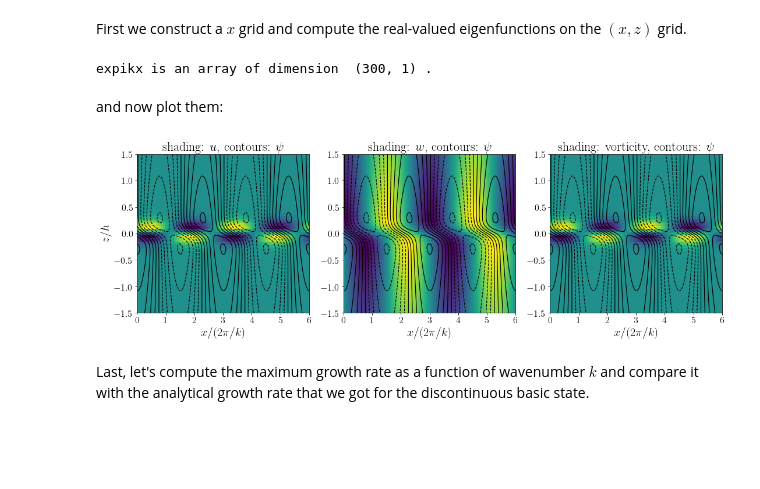
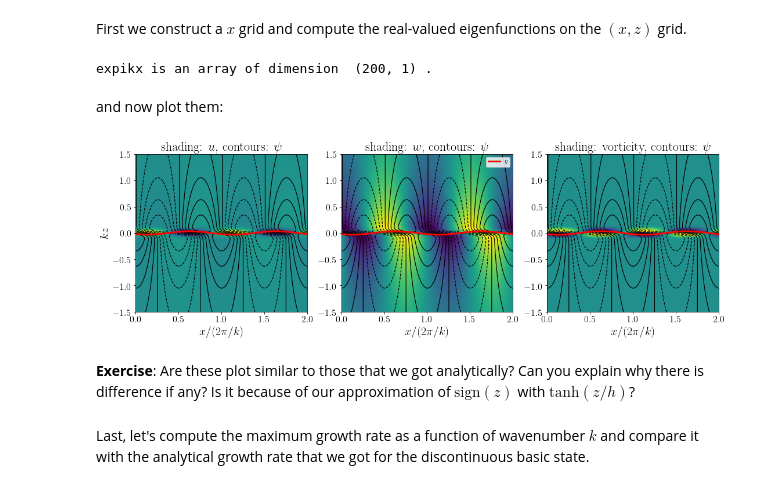
Before and after one commit to navidcy/Instabilities-in-Fluids, a Jupyter notebook: lectures/04-KH-unstratified-numerical.ipynb, the cells around one changed output. Cells and saved outputs as stored; diff of their text form; code cells hidden in the pictures; blank space fills up the shorter version.

```diff
--- a/lectures/04-KH-unstratified-numerical.ipynb
+++ b/lectures/04-KH-unstratified-numerical.ipynb
@@ -408,10 +409,13 @@ $$ \textrm{vorticity} = \partial_x w - \partial_z u = \mathrm{Re}\Big[(\partial_
 # %% [markdown]
 First we construct a $x$ grid and compute the real-valued eigenfunctions on the $(x,z)$ grid.
 # %%
-nx, Lx = nz, 4*np.pi
+nx, Lx = nz-1, 4*np.pi
 x = np.linspace(0, Lx, nx)
 
 laplacian = D2z - k**2*I
+
+# k = 1.0
+# sigma, psikeigen = KHtanh_stab(k)
 
 # create an (nx x 1) column vector with values exp(i k x_j)
 expikx = np.array([np.exp(1j*k*x)]).T
@@ -419,38 +423,56 @@ print("expikx is an array of dimension ", expikx.shape, ".")
 
 # note that we multiply an (nz x 1)-column vector with a (1 x nx)-row vector
 # on the right to produce an array of dimension (nz x nx)
-psi = np.real(psikeigen @ expikx.T )
-u = np.real(-(Dz@psikeigen) @ expikx.T )
-w = np.real( 1j*k*psikeigen @ expikx.T )
-zeta = np.real((laplacian@psikeigen) @ expikx.T )
+etahat = 1j*k*psikeigen[np.int((nz-1)/2), :] / sigma
+psihat = psikeigen
 
-# ampl=0.1
-# psi = ampl*psi + + np.real(np.array([-h*np.log(np.cosh(z/h))]).T @ (np.array([np.exp(1j*0*x)]).T).T )
+# phase = np.exp(-1j*np.pi/2)/etahat[0]
+# psihat, etahat = psikeigen*phase/np.max(np.real(psikeigen)), etahat*phase
+
+laplacian = D2z - k**2*I
+uhat = -Dz @ psihat
+what =  1j*k*psihat
+zetahat = laplacian @ psihat
+
+eta = np.real(1/(2*k) * etahat @ expikx.T )
+psi = np.real(psihat @ expikx.T )
+psi = psi/np.max(psi)
+u = np.real( uhat @ expikx.T )
+w = np.real( what @ expikx.T )
+zeta = np.real( zetahat @ expikx.T )
+
+# ampl=0.02
+# psi = ampl*psi + np.real(np.array([-h*np.log(np.cosh(z/h))]).T @ (np.array([np.exp(1j*0*x)]).T).T )
 # u = ampl*u + + np.real(np.array([U]).T @ (np.array([np.exp(1j*0*x)]).T).T )
 # zeta = ampl*zeta + np.real(np.array([Uz]).T @ (np.array([np.exp(1j*0*x)]).T).T )
 # %% [output]
-expikx is an array of dimension  (300, 1) .
+expikx is an array of dimension  (200, 1) .
 # %% [markdown]
 and now plot them:
 # %%
-f, axs = plt.subplots(3, 1, figsize=(18, 5))
+f, axs = plt.subplots(1, 3, figsize=(18, 5))
+
+gs = gridspec.GridSpec(1, 3)
+axs[0], axs[1], axs[2] = plt.subplot(gs[0, 0]), plt.subplot(gs[0, 1]), plt.subplot(gs[0, 2])
 
 axs[0], axs[1], axs[2] = plt.subplot(1, 3, 1), plt.subplot(1, 3, 2), plt.subplot(1, 3, 3)
-axs[0].pcolormesh(x/(2*np.pi/k), k*z, zeta)
-axs[0].contour(x/(2*np.pi/k), k*z, psi, 11, colors="k", linewidths=1.2)
+axs[0].pcolormesh(x/(2*np.pi/k), k*z, u)
 axs[0].set_title("shading: $u$, contours: $\psi$", fontsize=22)
-axs[0].set_ylabel("$z/h$")
+axs[0].set_ylabel("$k z$")
 axs[1].pcolormesh(x/(2*np.pi/k), k*z, w)
-axs[1].contour(x/(2*np.pi/k), k*z, psi, 11, colors="k", linewidths=1.2)
 axs[1].set_title("shading: $w$, contours: $\psi$", fontsize=22)
 axs[2].pcolormesh(x/(2*np.pi/k), k*z, zeta)
-axs[2].contour(x/(2*np.pi/k), k*z, psi, 11, colors="k", linewidths=1.2)
 axs[2].set_title("shading: vorticity, contours: $\psi$", fontsize=22)
 for i in range(3):
+    axs[i].contour(x/(2*np.pi/k), k*z, psi, 11, colors="k", linewidths=1.2)
     axs[i].set_ylim(-1.5, 1.5)
     axs[i].set_xlabel("$x/(2\pi/k)$")
+    axs[i].plot(x/(2*np.pi/k), k*eta/2, 'r', linewidth=3, label="$\eta$")
+axs[1].legend();
 # %% [output]
-[figure, old version]
+[figure, new version]
+# %% [markdown]
+**Exercise**: Are these plot similar to those that we got analytically? Can you explain why there is difference if any? Is it because of our approximation of $\mathrm{sign}(z)$ with $\mathrm{tanh}(z/h)$?
 # %% [markdown]
 Last, let's compute the maximum growth rate as a function of wavenumber $k$ and compare it with the analytical growth rate that we got for the discontinuous basic state.
 # %%
```
Also changed, not shown: parts of 7 cells of this notebook, 3 other files.
